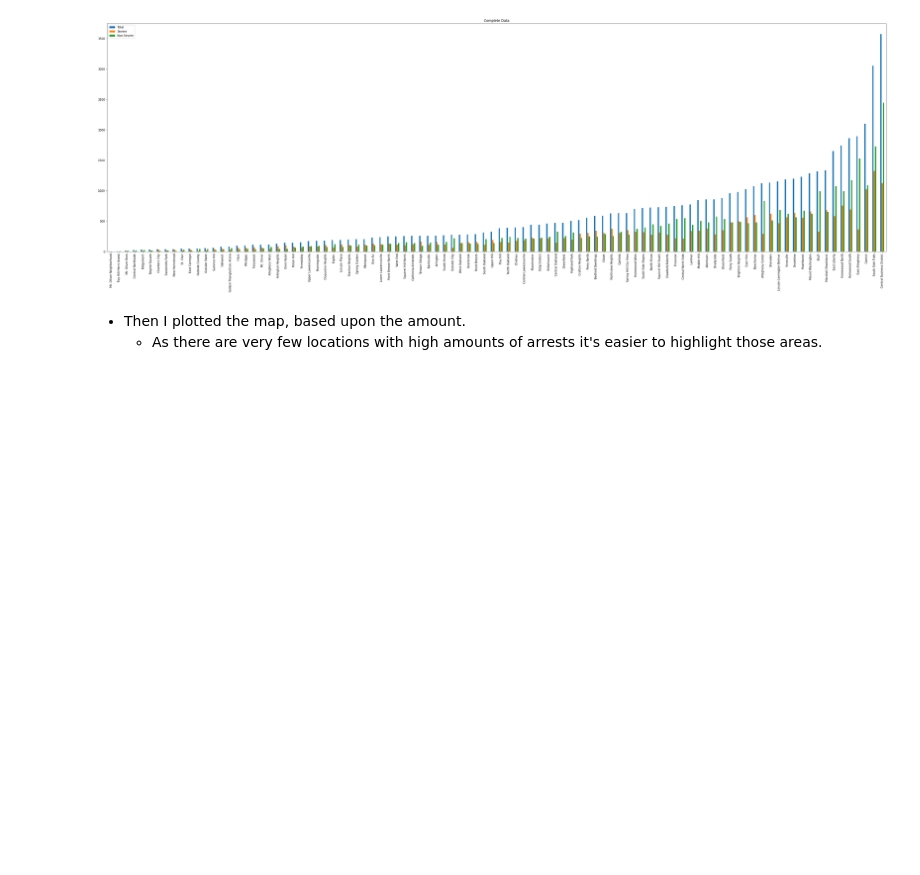
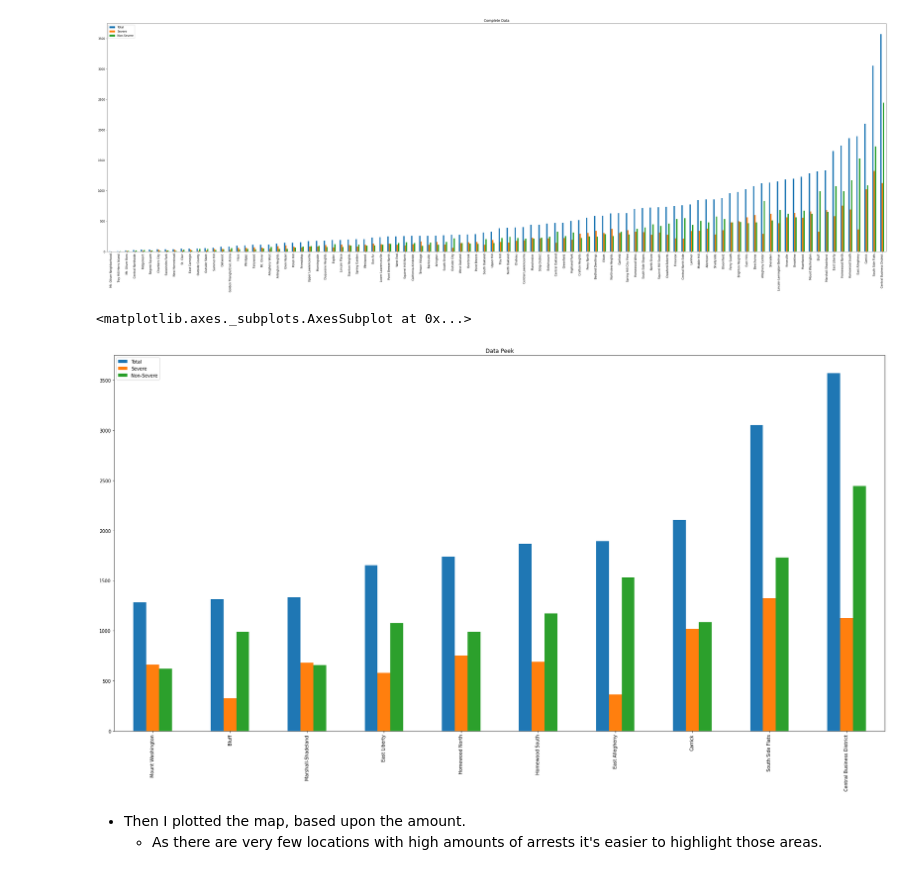
Before and after one commit to DisappointmentIncarnate/CMPINF0010-Final, a Jupyter notebook: Complete Final.ipynb, the cells around one changed output. Drawn from its saved outputs; the diff is of its cells as text; code cells hidden in the pictures; blank space fills up the shorter version.

```diff
--- a/Complete Final.ipynb
+++ b/Complete Final.ipynb
@@ -400,6 +416,11 @@ full_frame.plot(kind="bar", figsize=(50,15), title="Complete Data")
 # %% [output]
 <matplotlib.axes._subplots.AxesSubplot at 0x...>
 [figure]
+# %%
+full_frame.tail(10).plot(kind="bar", figsize=(30,15), title="Data Peek") #looking at the 10 worst
+# %% [output]
+<matplotlib.axes._subplots.AxesSubplot at 0x...>
+[figure, added]
 # %% [markdown]
 * Then I plotted the map, based upon the amount.
     * As there are very few locations with high amounts of arrests it's easier to highlight those areas.
```
Also changed, not shown: parts of 24 cells of this notebook.
